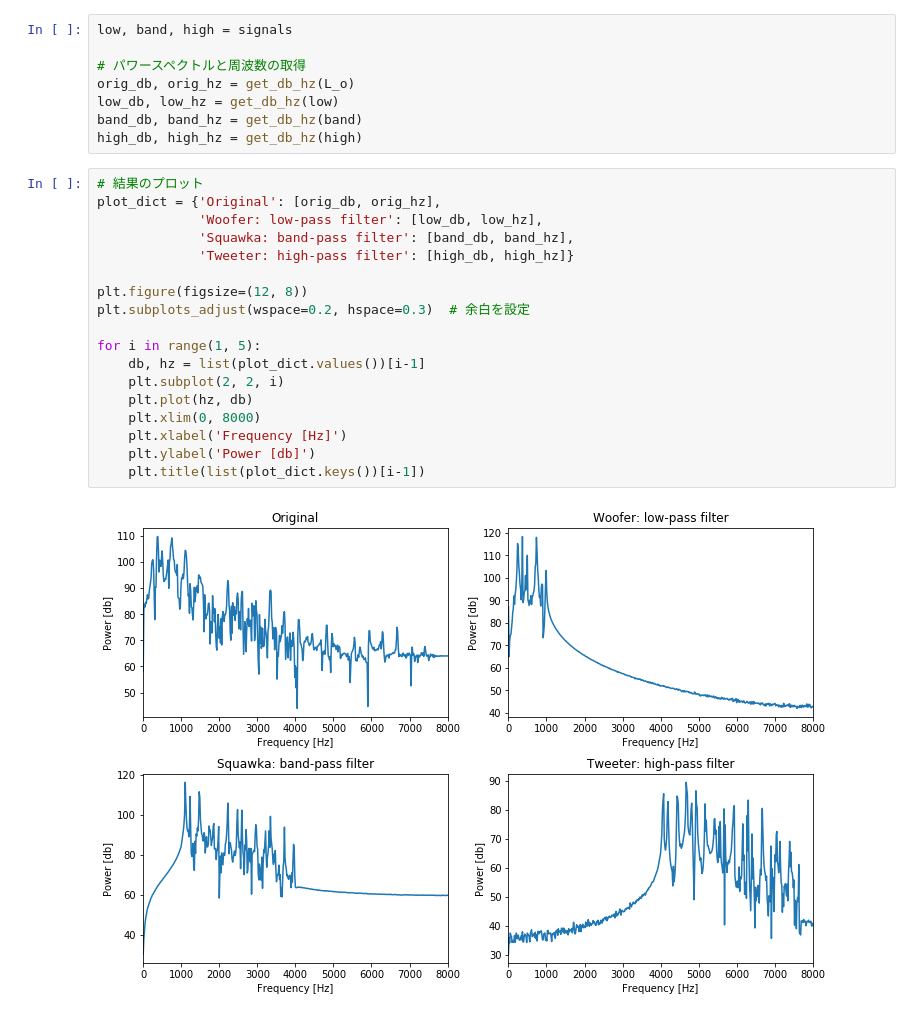
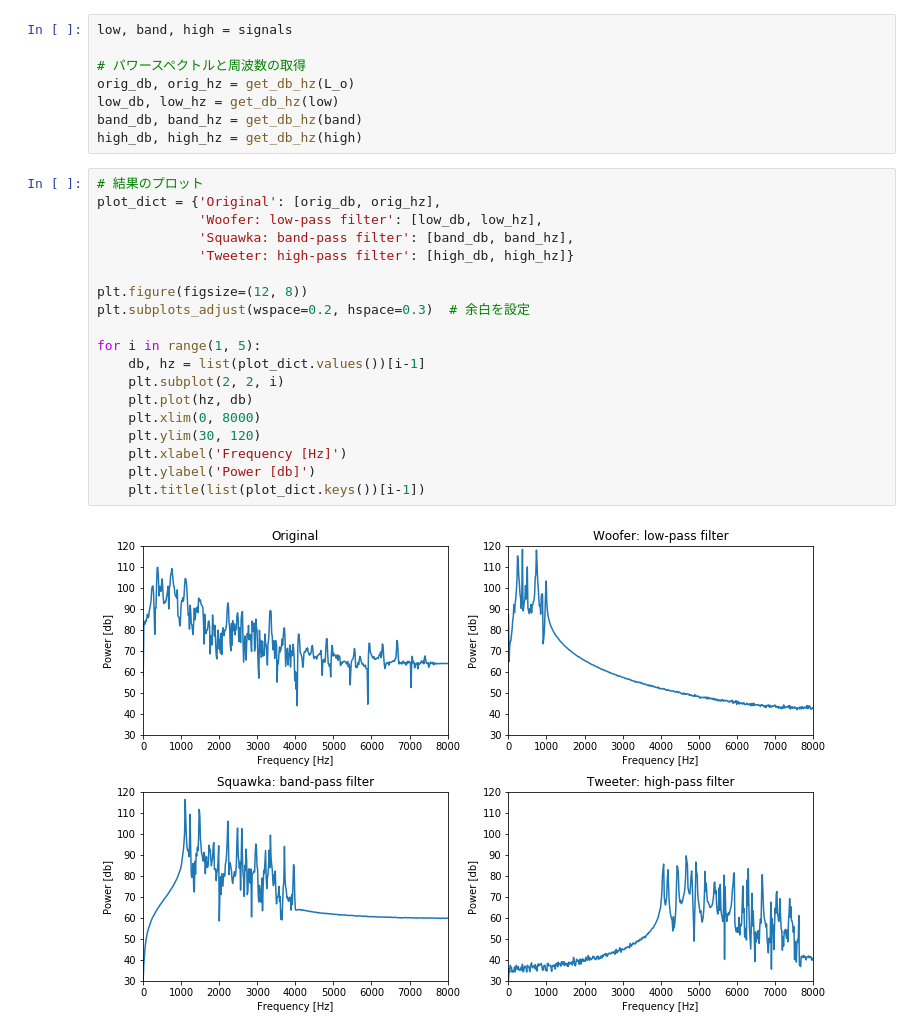
Before and after one commit to kargenk/sound_processing, a Jupyter notebook: filter_convolution.ipynb, the cells around one changed output. Saved outputs shown, nothing was run; the diff lists cells and outputs as text.

Commit message:
[fix] plot axis

```diff
--- a/filter_convolution.ipynb
+++ b/filter_convolution.ipynb
@@ -73,20 +73,21 @@ high_db, high_hz = get_db_hz(high)
 # %%
 # 結果のプロット
 plot_dict = {'Original': [orig_db, orig_hz],
              'Woofer: low-pass filter': [low_db, low_hz],
              'Squawka: band-pass filter': [band_db, band_hz],
              'Tweeter: high-pass filter': [high_db, high_hz]}
 
 plt.figure(figsize=(12, 8))
 plt.subplots_adjust(wspace=0.2, hspace=0.3)  # 余白を設定
 
 for i in range(1, 5):
     db, hz = list(plot_dict.values())[i-1]
     plt.subplot(2, 2, i)
     plt.plot(hz, db)
     plt.xlim(0, 8000)
+    plt.ylim(30, 120)
     plt.xlabel('Frequency [Hz]')
     plt.ylabel('Power [db]')
     plt.title(list(plot_dict.keys())[i-1])
 # %% [output]
-[figure, old version]
+[figure, new version]
```
